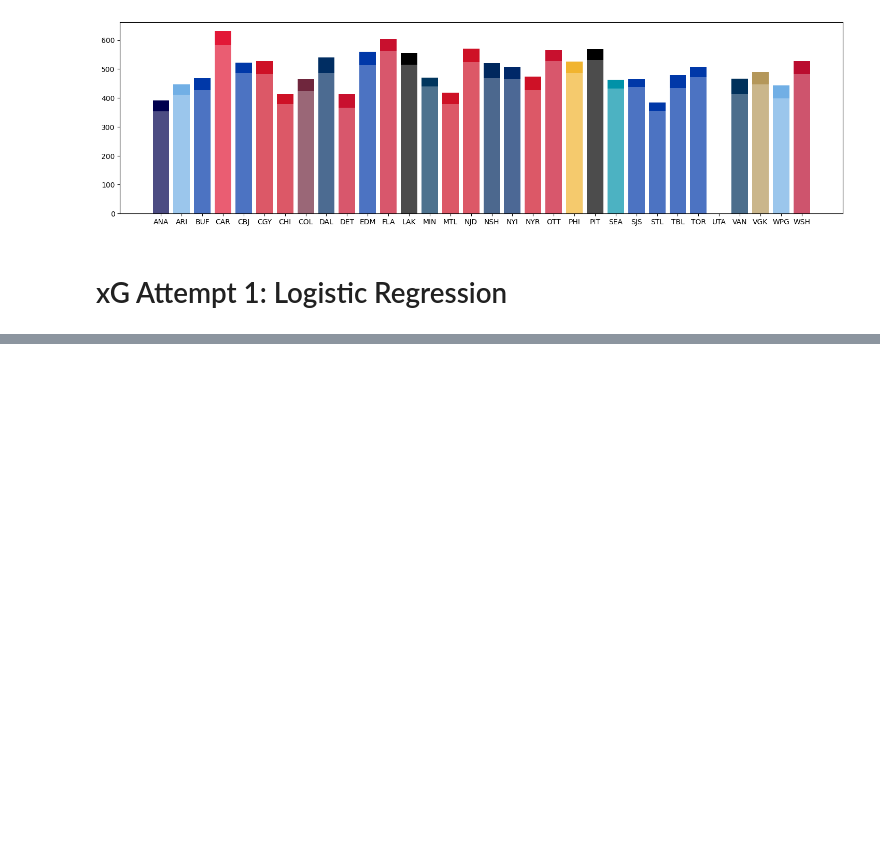
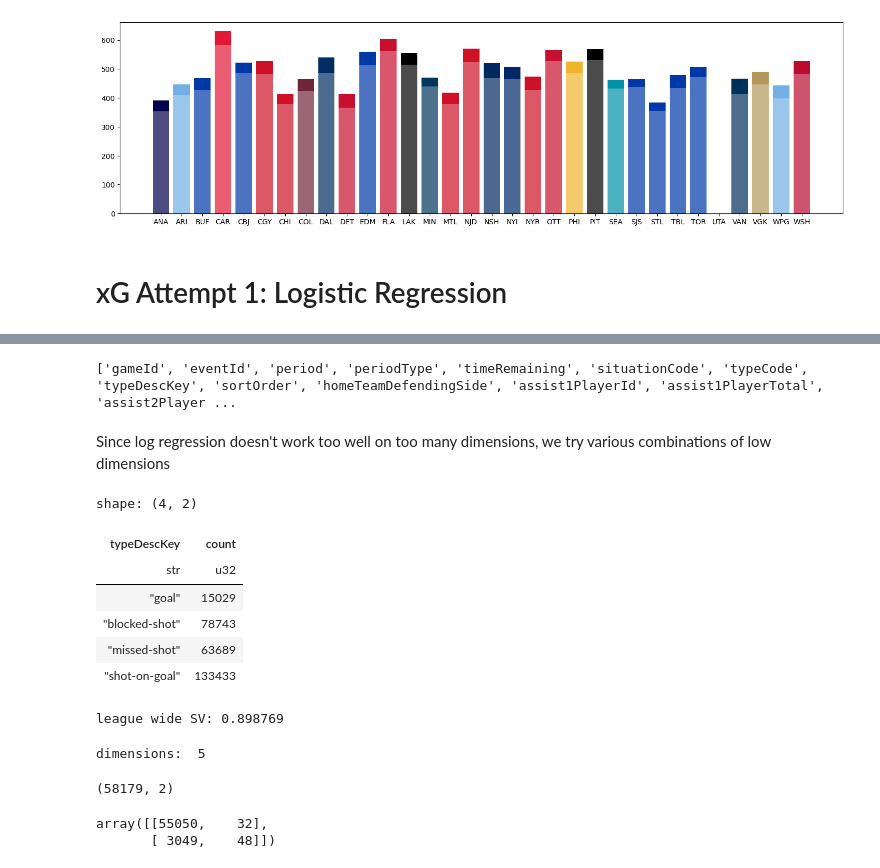
Before and after one commit to trxe/nhl_data_demo, a Jupyter notebook: xgoals.ipynb, the cells around one changed output, grey strips where cells are left out. Saved outputs shown, nothing was run; the diff lists cells and outputs as text; code cells hidden in the pictures; blank space fills up the shorter version.

```diff
--- a/xgoals.ipynb
+++ b/xgoals.ipynb
@@ -792,0 +658,29 @@ results_y_est['goal_pred'].value_counts()
+# %%
+print(list(_play_example.columns))
+# %% [output]
+['gameId', 'eventId', 'period', 'periodType', 'timeRemaining', 'situationCode', 'typeCode', 'typeDescKey', 'sortOrder', 'homeTeamDefendingSide', 'assist1PlayerId', 'assist1PlayerTotal', 'assist2Player ...
+# %% [markdown]
+Since log regression doesn't work too well on too many dimensions, we try various combinations of low dimensions
+# %%
+from sklearn.model_selection import train_test_split
+from sklearn.linear_model import LogisticRegression
+from sklearn.preprocessing import minmax_scale, StandardScaler
+import numpy as np
+np.set_printoptions(suppress=True)
+
+shot_attempts_counts = plays.filter(pl.col('shot') == 1).collect()['typeDescKey'].value_counts()
+shot_attempts_counts
+# %% [output]
+shape: (4, 2)
+| typeDescKey | count |
+| str | u32 |
+| "goal" | 15029 |
+| "blocked-shot" | 78743 |
+| "missed-shot" | 63689 |
+| "shot-on-goal" | 133433 |
+# %%
+_, goals = shot_attempts_counts.row(by_predicate=pl.col('typeDescKey') == 'goal')
+_, sogs = shot_attempts_counts.row(by_predicate=pl.col('typeDescKey') == 'shot-on-goal')
+print(f"league wide SV: {sogs/(sogs + goals):3f}")
+# %% [output]
+league wide SV: 0.898769
@@ -792,0 +723,19 @@ results_y_est['goal_pred'].value_counts()
+# %%
+model, predictions = get_model(attributes=['distFromNet', 'deltaTime', 'deltaTimeShot', 'sktDiffRel', 'goalieDiffRel'], outcome='goal')
+predictions.shape
+# %% [output]
+dimensions:  5
+(58179, 2)
+# %%
+from sklearn import metrics
+from sklearn.utils.multiclass import type_of_target
+# predictions.filter(pl.col('goal').is_null())
+
+cnf_matrix = metrics.confusion_matrix(
+    y_true=predictions['goal'].to_list(),
+    y_pred=predictions['prediction'].to_list(),
+)
+cnf_matrix
+# %% [output]
+array([[55050,    32],
+       [ 3049,    48]])
```
Also changed, not shown: parts of 18 cells of this notebook.
